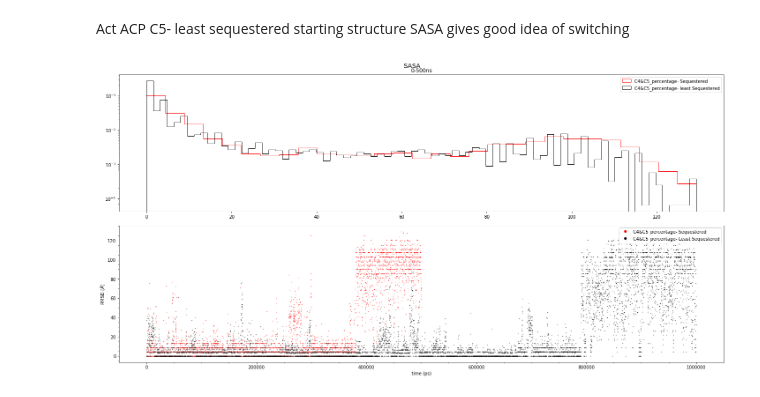
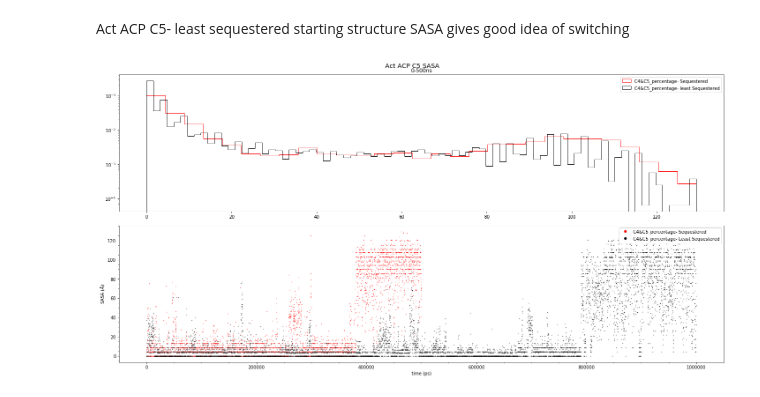
Before and after one commit to CHLresearchgroup/coire, a Jupyter notebook: CGHPaper.ipynb, the cells around one changed output. Cells and saved outputs as stored; diff of their text form; code cells hidden in the pictures.

```diff
--- a/CGHPaper.ipynb
+++ b/CGHPaper.ipynb
@@ -718,31 +732,31 @@ Act ACP C5- least sequestered starting structure SASA gives good idea of switchi
 # %%
 import matplotlib.pyplot as plt
 fig = plt.figure(1)
-plt.suptitle('SASA', y = 1, fontsize = 'x-large')
+plt.suptitle('Act ACP C5 SASA', y = 1, fontsize = 'x-large')
 gridspec.GridSpec(10,5)
 
 plt.subplot2grid((10,5), (0,0), colspan=5, rowspan=5)
 #plt.hist(dSASA_200118['C2-C5'], 'auto', density = 1, color='black', histtype='step', stacked=True, label ='C2-C5- Sequestered')
 #plt.hist(dSASA_200119['C2-C5'], 'auto', density=1, color='gray', histtype='step', stacked = True, label='C2-C5- least sequestered')
 plt.hist(dSASA_200118['C4&C5_percentage'], 'auto', density = 1, color='red', histtype='step', stacked=True, label ='C4&C5_percentage- Sequestered')
 plt.hist(dSASA_200119['C4&C5_percentage'], 'auto', density=1, color='black', histtype='step', stacked = True, label='C4&C5_percentage- least Sequestered')
 plt.legend(loc="upper right")
 plt.yscale("log")
 plt.title("0-500ns")
 
 ax = plt.subplot2grid((10,5), (5,0), colspan=5, rowspan=5)
 #ax.plot(dSASA_200118['time'], dSASA_200118['C2-C5'],  '.', markersize = 1, color='black', label ='C2-C5- Sequestered')
 #ax.plot(dSASA_200119['time'], dSASA_200119['C2-C5'],  '.', markersize = 1, color='gray', label ='C2-C5- least sequestered')
 ax.plot(dSASA_200118['time'], dSASA_200118['C4&C5_percentage'],  '.', markersize = 1, color='red', label ='C4&C5_percentage- Sequestered')
 ax.plot(dSASA_200119['time'], dSASA_200119['C4&C5_percentage'],  '.', markersize = 1, color='black', label ='C4&C5_percentage- Least Sequestered')
 
 ax.set_xlabel("time (ps)")
-ax.set_ylabel(r"RMSD ($\AA$)")
+ax.set_ylabel(r"SASA ($\AA$)")
 plt.minorticks_on()
 plt.legend(loc="upper right", markerscale=10)
 
 fig.set_size_inches(w=20,h=10)
 fig.tight_layout()
 plt.show()
 # %% [output]
-[figure, old version]
+[figure, new version]
```
Also changed, not shown: parts of 18 cells of this notebook, 46 other files.
